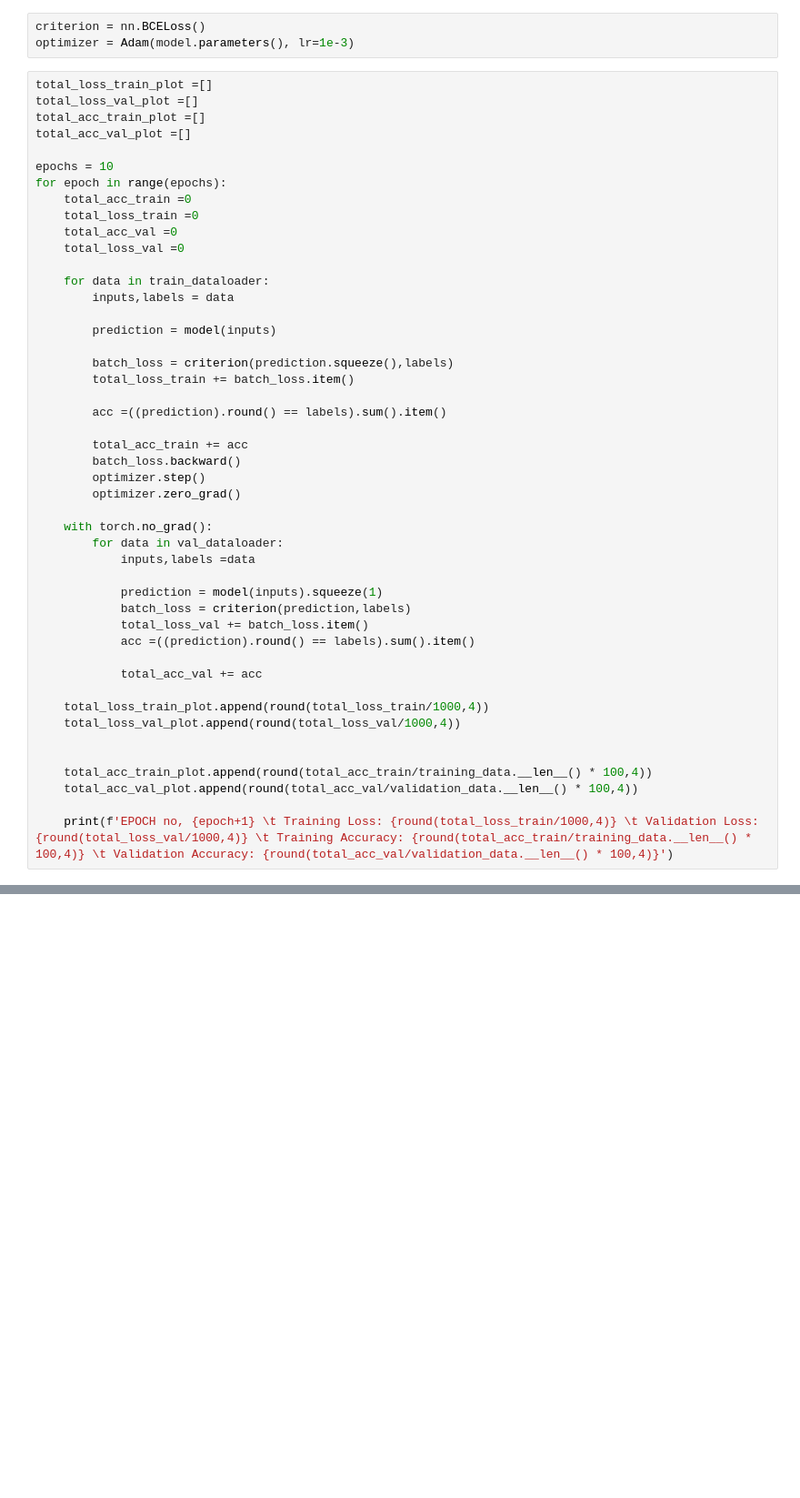
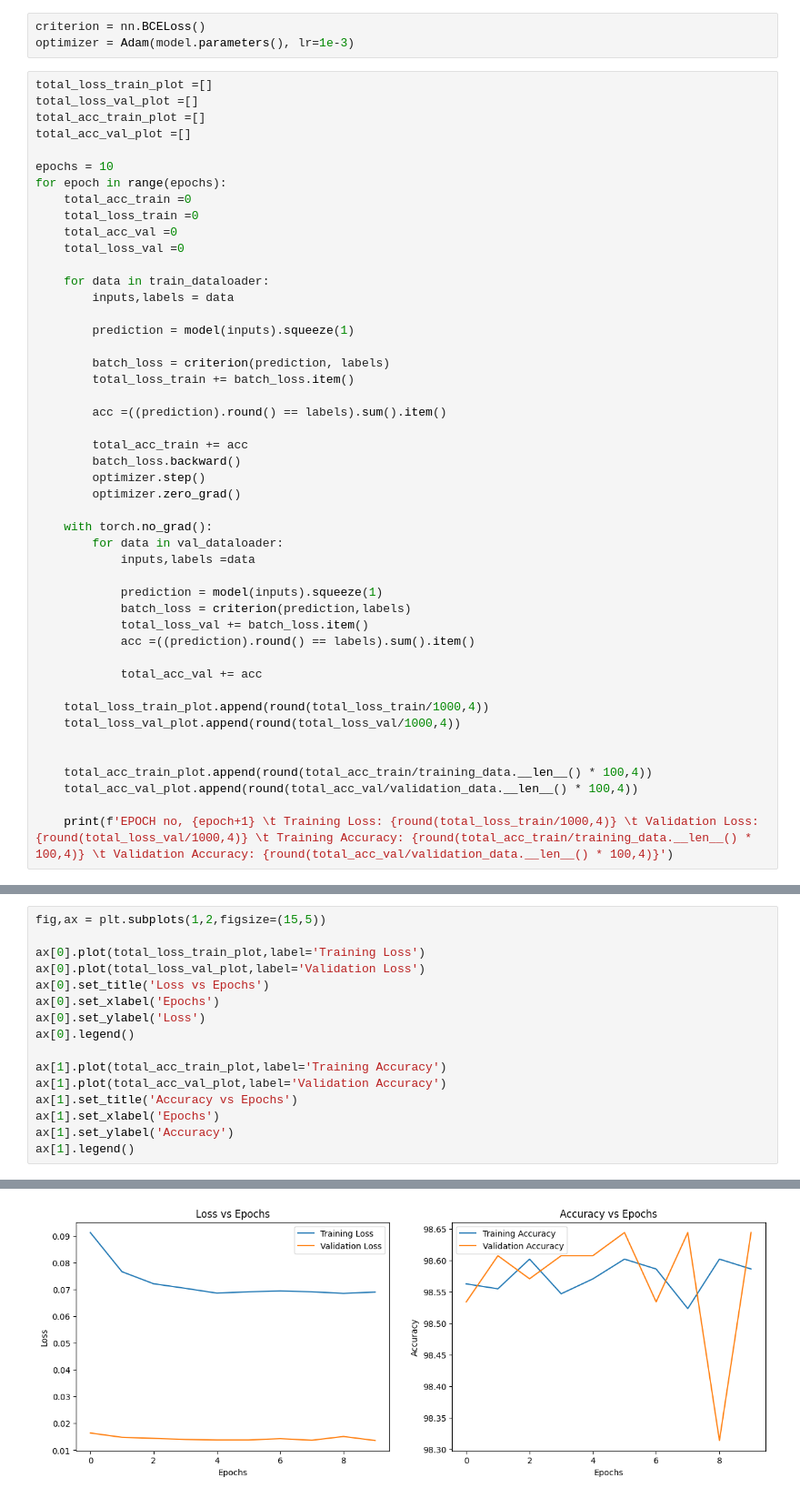
Before and after one commit to SACHokstack/PyTorch_Practice, a Jupyter notebook: learn.ipynb, the cells around one changed output, grey strips where cells are left out. Shown: that part at 91% size. Saved outputs shown, nothing was run; the diff lists cells and outputs as text; blank space fills up the shorter version.

Commit message:
Visualization

```diff
--- a/learn.ipynb
+++ b/learn.ipynb
@@ -194,9 +194,9 @@ for epoch in range(epochs):
     for data in train_dataloader:
         inputs,labels = data
 
-        prediction = model(inputs)
+        prediction = model(inputs).squeeze(1)
 
-        batch_loss = criterion(prediction.squeeze(),labels)
+        batch_loss = criterion(prediction, labels)
         total_loss_train += batch_loss.item()
 
         acc =((prediction).round() == labels).sum().item()
@@ -229,0 +256,17 @@ ValueError: Using a target size (torch.Size([1])) that is different to the input
+# %%
+fig,ax = plt.subplots(1,2,figsize=(15,5))
+
+ax[0].plot(total_loss_train_plot,label='Training Loss')
+ax[0].plot(total_loss_val_plot,label='Validation Loss')
+ax[0].set_title('Loss vs Epochs')
+ax[0].set_xlabel('Epochs')
+ax[0].set_ylabel('Loss')
+ax[0].legend()
+
+ax[1].plot(total_acc_train_plot,label='Training Accuracy')
+ax[1].plot(total_acc_val_plot,label='Validation Accuracy')
+ax[1].set_title('Accuracy vs Epochs')
+ax[1].set_xlabel('Epochs')
+ax[1].set_ylabel('Accuracy')
+ax[1].legend()
+# %% [output]
@@ -229,0 +274 @@ ValueError: Using a target size (torch.Size([1])) that is different to the input
+[figure, added]
```
Also changed, not shown: parts of 3 cells of this notebook.
